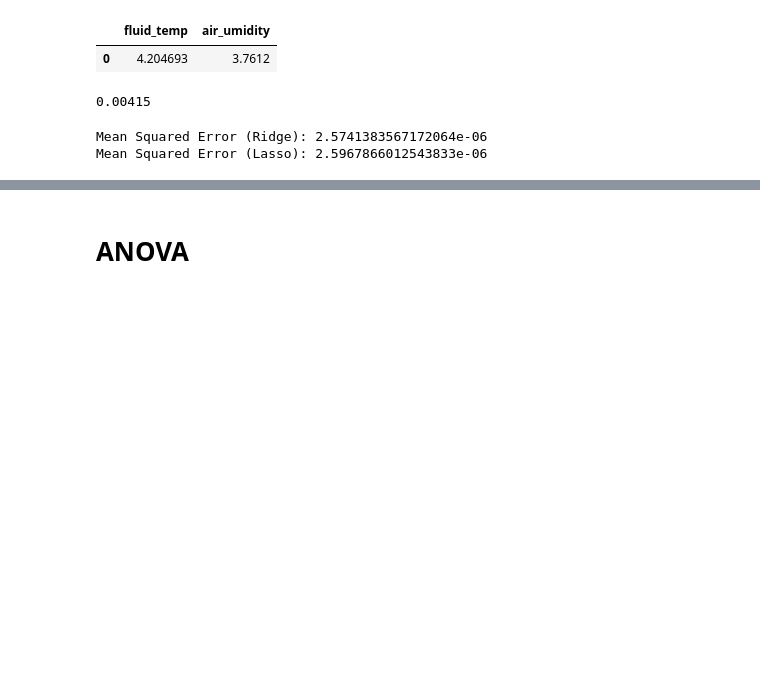
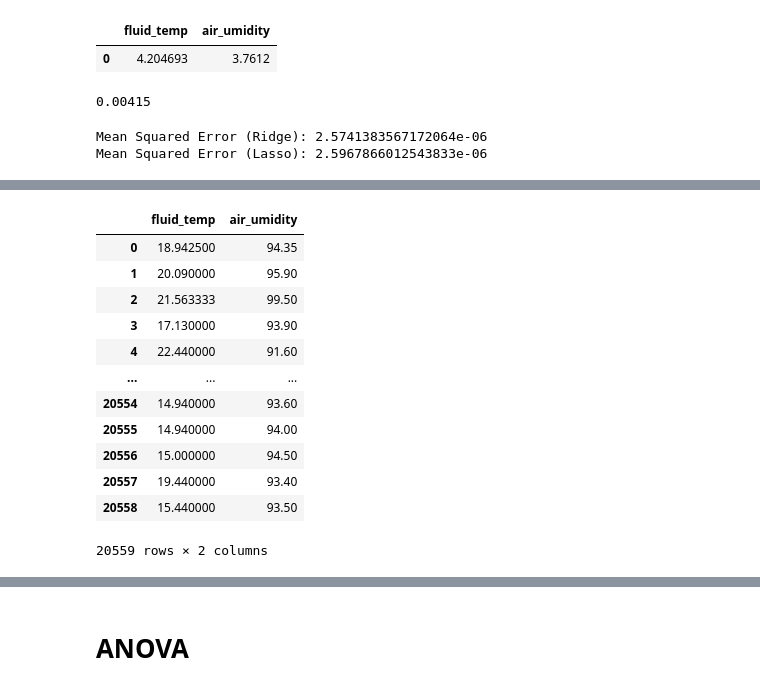
Before and after one commit to Nyotabenson/BGS, a Jupyter notebook: BGS_MODEL.ipynb, the cells around one changed output, grey strips where cells are left out. Drawn from its saved outputs; the diff is of its cells as text; code cells hidden in the pictures; blank space fills up the shorter version.

```diff
--- a/BGS_MODEL.ipynb
+++ b/BGS_MODEL.ipynb
@@ -578,0 +563,9 @@ Mean Squared Error (Lasso): 2.5967866012543833e-06
+# %%
+df = pd.read_csv("biogasdf_ready.csv", parse_dates=['date'])
+df['Month'] = df['date'].dt.month
+df['Hour'] = pd.to_datetime(df['hour'], format='%H:%M:%S').dt.hour
+# %%
+df_hour = df.groupby('hour').mean().reset_index()
+# %%
+df_hour = df_hour.fillna(0)
+df_hour.head()
@@ -578,0 +591,20 @@ Mean Squared Error (Lasso): 2.5967866012543833e-06
+# %%
+
+y_3 = df_hour[['fluid_temp', 'air_umidity']]
+X_3  = df_hour[['dm3_gas']]
+# %%
+y_3
+# %% [output]
+|  | fluid_temp | air_umidity |
+| 0 | 18.942500 | 94.35 |
+| 1 | 20.090000 | 95.90 |
+| 2 | 21.563333 | 99.50 |
+| 3 | 17.130000 | 93.90 |
+| 4 | 22.440000 | 91.60 |
+| ... | ... | ... |
+| 20554 | 14.940000 | 93.60 |
+| 20555 | 14.940000 | 94.00 |
+| 20556 | 15.000000 | 94.50 |
+| 20557 | 19.440000 | 93.40 |
+| 20558 | 15.440000 | 93.50 |
+20559 rows × 2 columns
```
Also changed, not shown: parts of 44 cells of this notebook, 7 other files.
